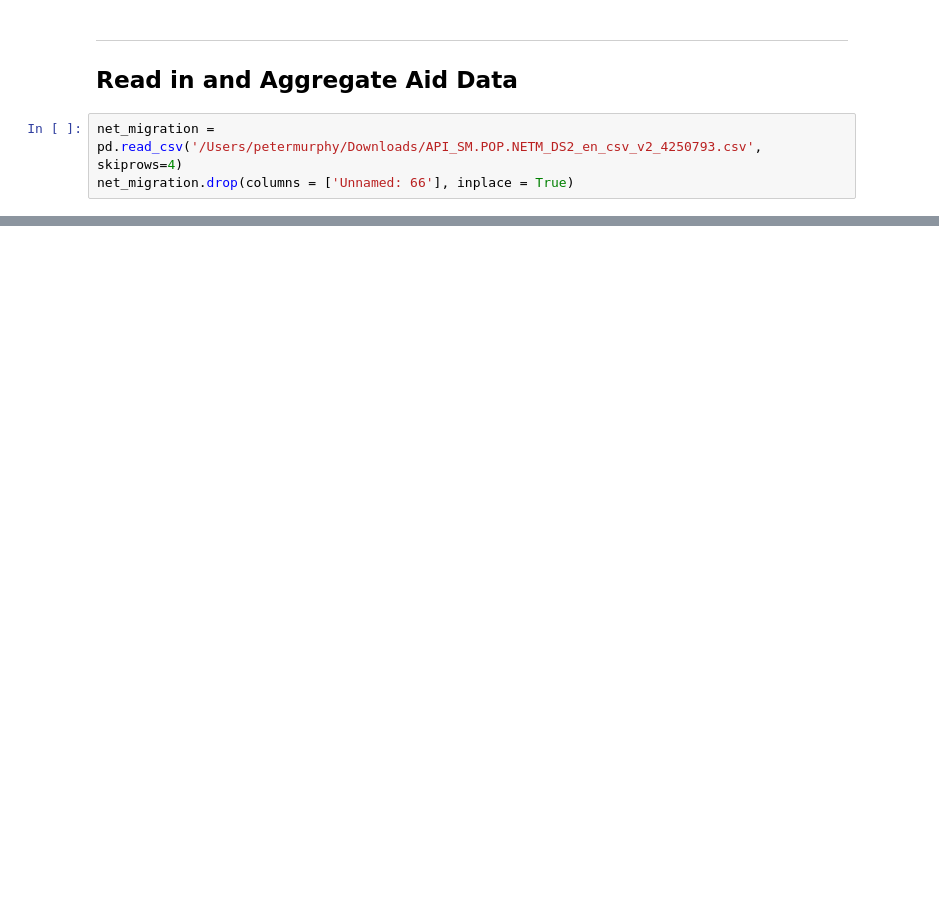
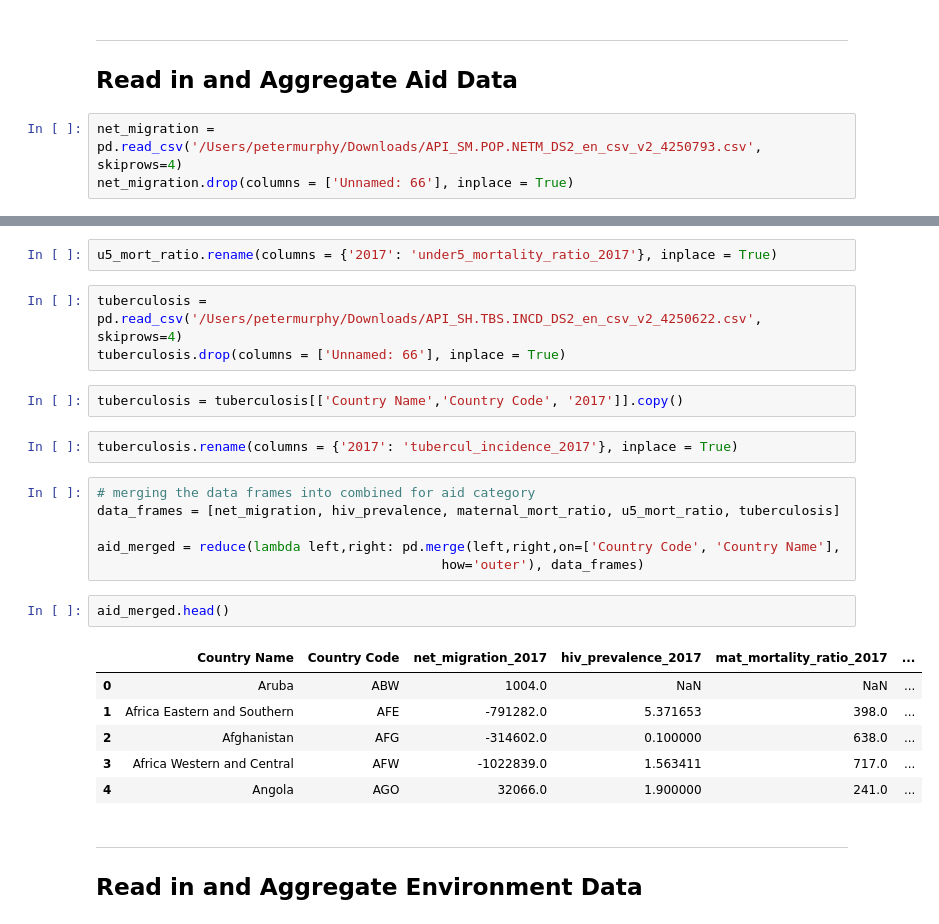
Before and after one commit to pemurp19/Predicting-HDI---Human-Development-Indicators, a Jupyter notebook: code/getting_data.ipynb, the cells around one changed output, grey strips where cells are left out. Saved outputs shown, nothing was run; the diff lists cells and outputs as text; blank space fills up the shorter version.

```diff
--- a/code/getting_data.ipynb
+++ b/code/getting_data.ipynb
@@ -188,0 +172,27 @@ rural_pop_18.rename(columns = {'2018': 'rural_pop_percent'}, inplace = True)
+# %%
+u5_mort_ratio.rename(columns = {'2017': 'under5_mortality_ratio_2017'}, inplace = True)
+# %%
+tuberculosis = pd.read_csv('/Users/petermurphy/Downloads/API_SH.TBS.INCD_DS2_en_csv_v2_4250622.csv', skiprows=4)
+tuberculosis.drop(columns = ['Unnamed: 66'], inplace = True)
+# %%
+tuberculosis = tuberculosis[['Country Name','Country Code', '2017']].copy()
+# %%
+tuberculosis.rename(columns = {'2017': 'tubercul_incidence_2017'}, inplace = True)
+# %%
+# merging the data frames into combined for aid category
+data_frames = [net_migration, hiv_prevalence, maternal_mort_ratio, u5_mort_ratio, tuberculosis]
+
+aid_merged = reduce(lambda left,right: pd.merge(left,right,on=['Country Code', 'Country Name'],
+                                            how='outer'), data_frames)
+# %%
+aid_merged.head()
+# %% [output]
+|  | Country Name | Country Code | net_migration_2017 | hiv_prevalence_2017 | mat_mortality_ratio_2017 | ... |
+| 0 | Aruba | ABW | 1004.0 | NaN | NaN | ... |
+| 1 | Africa Eastern and Southern | AFE | -791282.0 | 5.371653 | 398.0 | ... |
+| 2 | Afghanistan | AFG | -314602.0 | 0.100000 | 638.0 | ... |
+| 3 | Africa Western and Central | AFW | -1022839.0 | 1.563411 | 717.0 | ... |
+| 4 | Angola | AGO | 32066.0 | 1.900000 | 241.0 | ... |
+# %% [markdown]
+---------
+## Read in and Aggregate Environment Data
```
Also changed, not shown: parts of 25 cells of this notebook.
